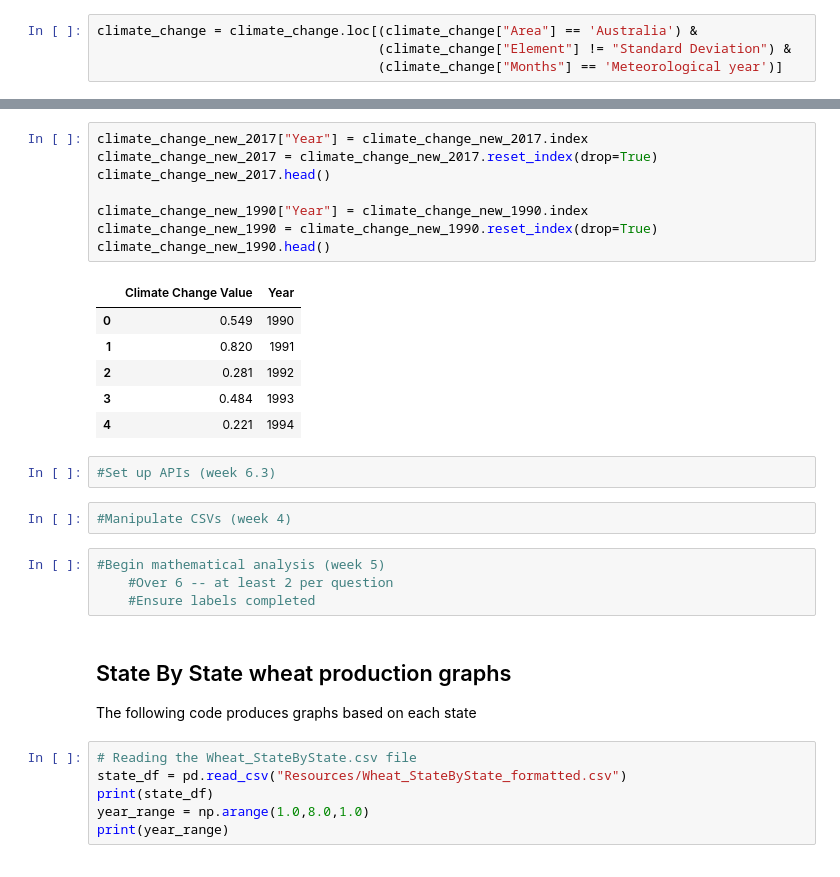
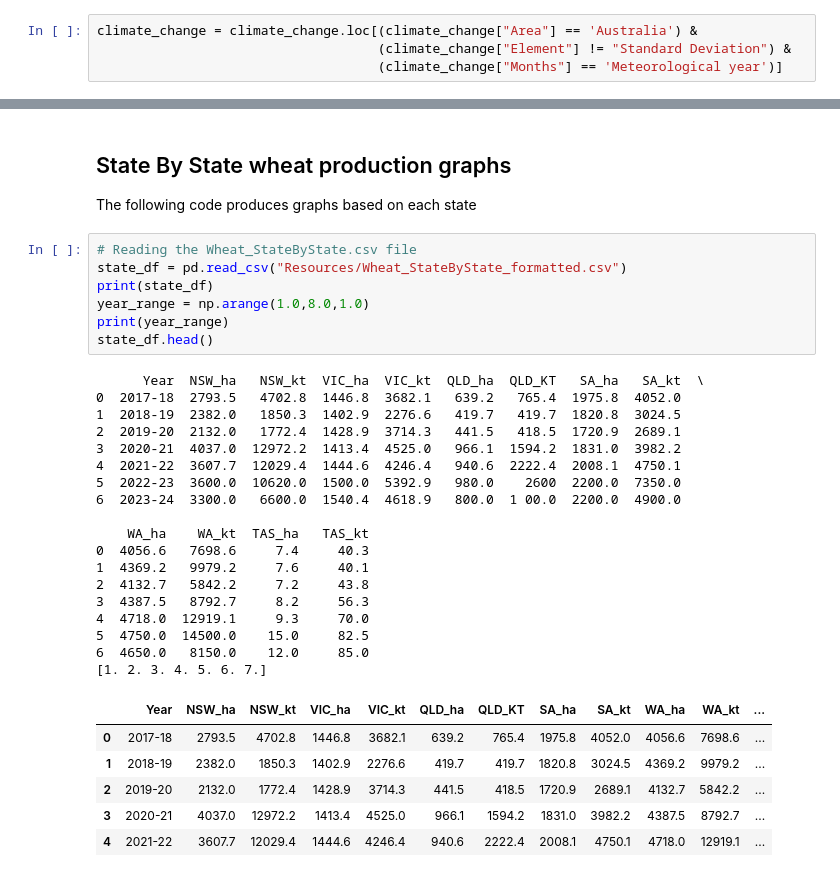
Before and after one commit to B-osborne1/project-one, a Jupyter notebook: project_main_script.ipynb, the cells around one changed output, grey strips where cells are left out. Saved outputs shown, nothing was run; the diff lists cells and outputs as text.

```diff
--- a/project_main_script.ipynb
+++ b/project_main_script.ipynb
@@ -121,26 +85,3 @@ climate_change_new_1990
-# %%
-climate_change_new_2017["Year"] = climate_change_new_2017.index
-climate_change_new_2017 = climate_change_new_2017.reset_index(drop=True)
-climate_change_new_2017.head()
-
-climate_change_new_1990["Year"] = climate_change_new_1990.index
-climate_change_new_1990 = climate_change_new_1990.reset_index(drop=True)
-climate_change_new_1990.head()
-# %% [output]
-|  | Climate Change Value | Year |
-| 0 | 0.549 | 1990 |
-| 1 | 0.820 | 1991 |
-| 2 | 0.281 | 1992 |
-| 3 | 0.484 | 1993 |
-| 4 | 0.221 | 1994 |
-# %%
-#Set up APIs (week 6.3)
-# %%
-#Manipulate CSVs (week 4)
-# %%
-#Begin mathematical analysis (week 5)
-    #Over 6 -- at least 2 per question
-    #Ensure labels completed
 # %% [markdown]
 ## State By State wheat production graphs
 
@@ -148,9 +89,35 @@ The following code produces graphs based on each state
 # %%
 # Reading the Wheat_StateByState.csv file
 state_df = pd.read_csv("Resources/Wheat_StateByState_formatted.csv")
 print(state_df)
 year_range = np.arange(1.0,8.0,1.0)
 print(year_range)
+state_df.head()
+# %% [output]
+      Year  NSW_ha   NSW_kt  VIC_ha  VIC_kt  QLD_ha  QLD_KT   SA_ha   SA_kt  \
+0  2017-18  2793.5   4702.8  1446.8  3682.1   639.2   765.4  1975.8  4052.0
+1  2018-19  2382.0   1850.3  1402.9  2276.6   419.7   419.7  1820.8  3024.5
+2  2019-20  2132.0   1772.4  1428.9  3714.3   441.5   418.5  1720.9  2689.1
+3  2020-21  4037.0  12972.2  1413.4  4525.0   966.1  1594.2  1831.0  3982.2
+4  2021-22  3607.7  12029.4  1444.6  4246.4   940.6  2222.4  2008.1  4750.1
+5  2022-23  3600.0  10620.0  1500.0  5392.9   980.0    2600  2200.0  7350.0
+6  2023-24  3300.0   6600.0  1540.4  4618.9   800.0  1 00.0  2200.0  4900.0
+
+    WA_ha    WA_kt  TAS_ha   TAS_kt
+0  4056.6   7698.6     7.4     40.3
+1  4369.2   9979.2     7.6     40.1
+2  4132.7   5842.2     7.2     43.8
+3  4387.5   8792.7     8.2     56.3
+4  4718.0  12919.1     9.3     70.0
+5  4750.0  14500.0    15.0     82.5
+6  4650.0   8150.0    12.0     85.0
+[1. 2. 3. 4. 5. 6. 7.]
+|  | Year | NSW_ha | NSW_kt | VIC_ha | VIC_kt | QLD_ha | QLD_KT | SA_ha | SA_kt | WA_ha | WA_kt | ... |
+| 0 | 2017-18 | 2793.5 | 4702.8 | 1446.8 | 3682.1 | 639.2 | 765.4 | 1975.8 | 4052.0 | 4056.6 | 7698.6 | ... |
+| 1 | 2018-19 | 2382.0 | 1850.3 | 1402.9 | 2276.6 | 419.7 | 419.7 | 1820.8 | 3024.5 | 4369.2 | 9979.2 | ... |
+| 2 | 2019-20 | 2132.0 | 1772.4 | 1428.9 | 3714.3 | 441.5 | 418.5 | 1720.9 | 2689.1 | 4132.7 | 5842.2 | ... |
+| 3 | 2020-21 | 4037.0 | 12972.2 | 1413.4 | 4525.0 | 966.1 | 1594.2 | 1831.0 | 3982.2 | 4387.5 | 8792.7 | ... |
+| 4 | 2021-22 | 3607.7 | 12029.4 | 1444.6 | 4246.4 | 940.6 | 2222.4 | 2008.1 | 4750.1 | 4718.0 | 12919.1 | ... |
 # %%
 # Creating a multi plot with three rows and two columns
 fig, axs = plt.subplots(3, 2)
```
Also changed, not shown: parts of 7 cells of this notebook.
